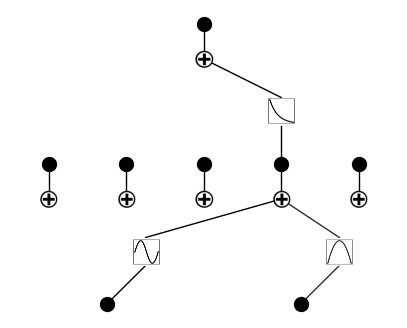
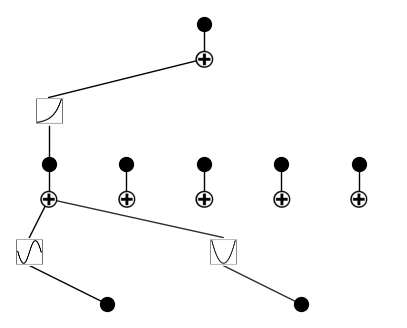
The change to this notebook cell's code, shown as a diff; its figure went from the first image to the second:
--- before
+++ after
@@ -1 +1,3 @@
-model.plot()
+# Plot trained KAN (saved to disk to avoid matplotlib backend issues)
+model.plot(folder=str(PLOTS_DIR / "trained"))
+print(f"Saved trained plots under: {PLOTS_DIR / 'trained'}")

Commit: revise example and comment on tutorial